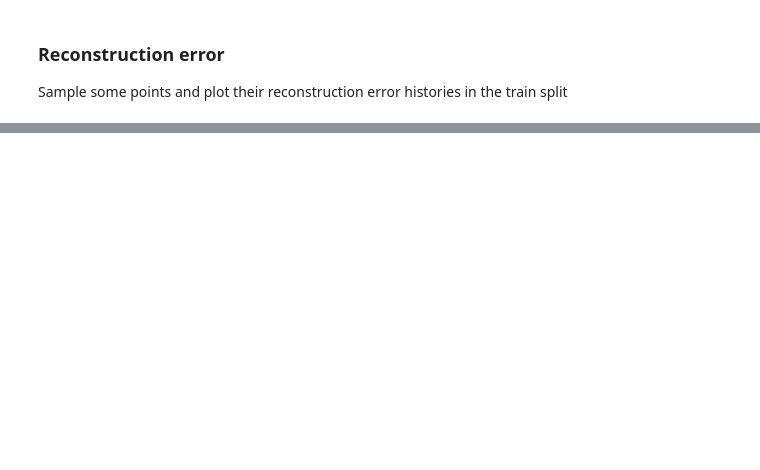
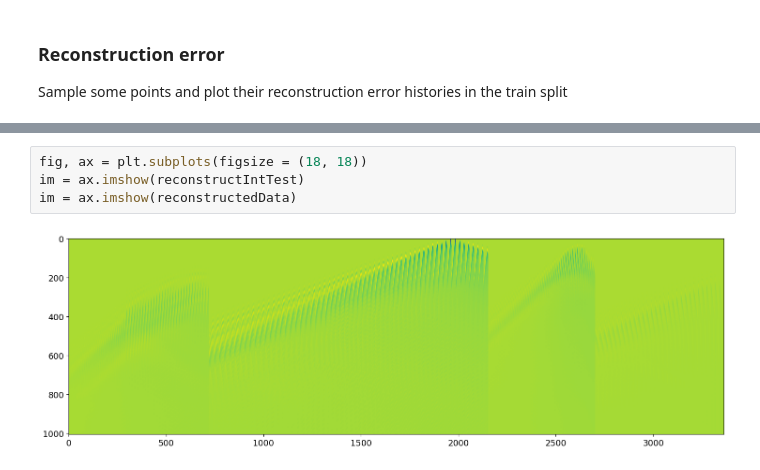
Before and after one commit to LucasMSpereira/acousticPINNs, a Jupyter notebook: python/OpInf.ipynb, the cells around one changed output, grey strips where cells are left out. Cells and saved outputs as stored; diff of their text form; blank space fills up the shorter version.

```diff
--- a/python/OpInf.ipynb
+++ b/python/OpInf.ipynb
@@ -293,0 +292,6 @@ for (plotID, (axis, point)) in enumerate(zip(ax.flatten(), points)):
+# %%
+fig, ax = plt.subplots(figsize = (18, 18))
+im = ax.imshow(reconstructIntTest)
+im = ax.imshow(reconstructedData)
+# %% [output]
+[figure, added]
```
Also changed, not shown: parts of 8 cells of this notebook.
